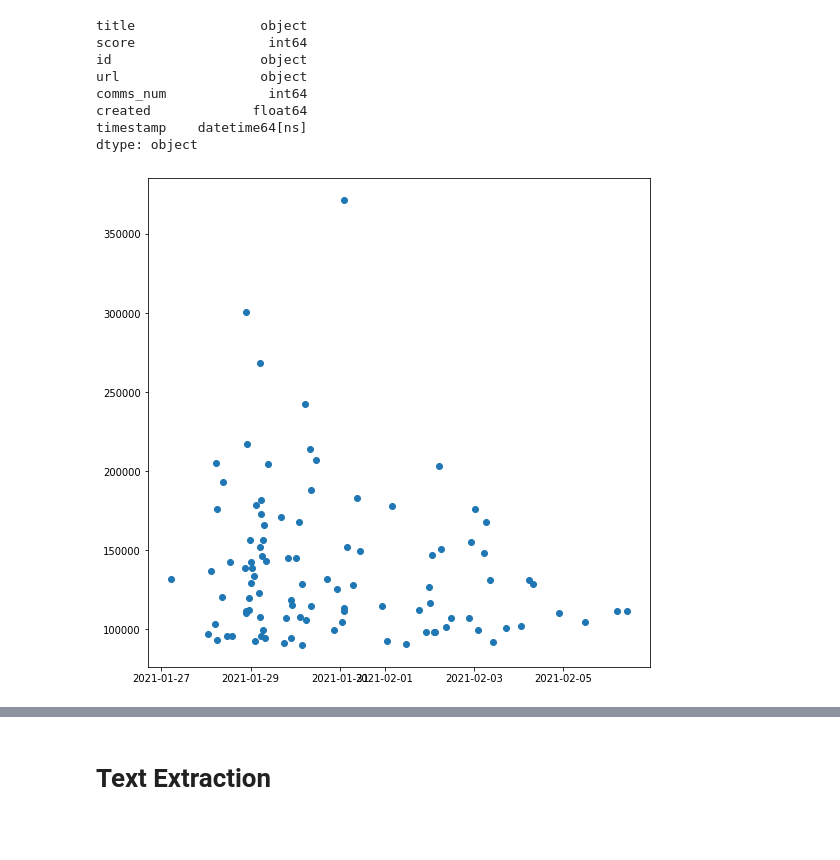
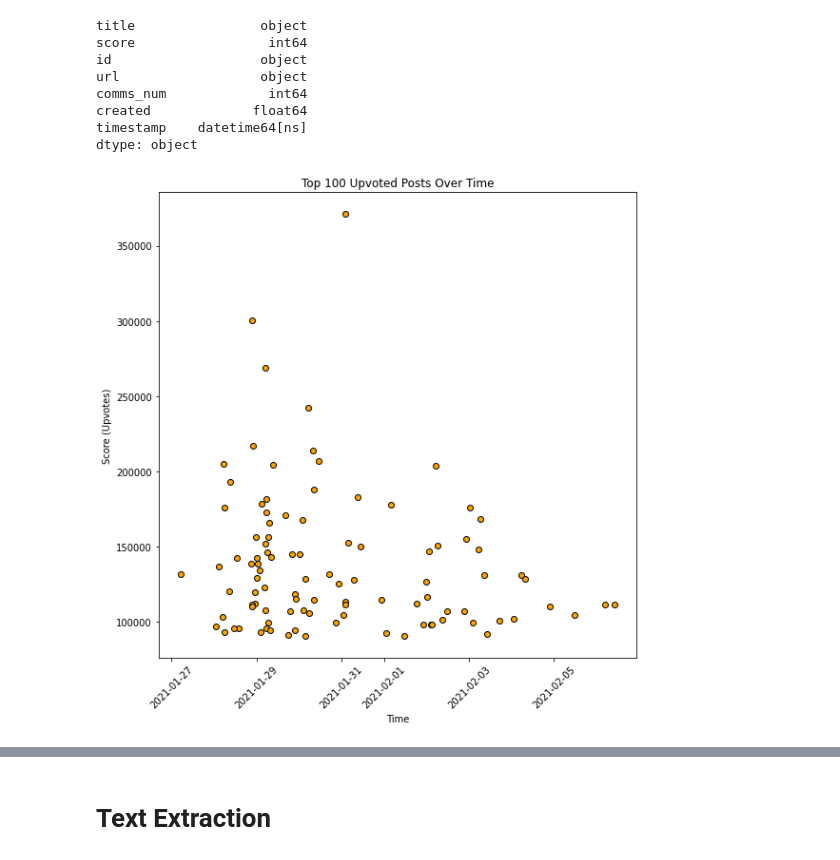
Before and after one commit to malcolmrite-dsi/WSB_Stock_Screener, a Jupyter notebook: Reddit_Stock_Scanner.ipynb, the cells around one changed output, grey strips where cells are left out. Saved outputs shown, nothing was run; the diff lists cells and outputs as text; code cells hidden in the pictures; blank space fills up the shorter version.

Commit message:
Improved the Graphing

```diff
--- a/Reddit_Stock_Scanner.ipynb
+++ b/Reddit_Stock_Scanner.ipynb
@@ -111,10 +111,12 @@ def extract_top_data(self,type, posts):
     return topics_data
 # %% [markdown]
 ## Officially Getting the Data
+# %%
+posts = 100
 # %%
 reddit = authorise_extractor("852856")
 
-train_data = extract_top_data(reddit, "top" ,100)
+train_data = extract_top_data(reddit, "top" ,posts)
 
 print(train_data.head())
 # %% [output]
@@ -171,8 +173,12 @@ created             float64
 timestamp    datetime64[ns]
 dtype: object
 # %%
-plt.figure(figsize=(9,9), edgecolor= "black")
-plt.scatter(train_data.timestamp, train_data.score)
+plt.figure(figsize=(9,9))
+plt.title(f"Top {posts} Upvoted Posts Over Time")
+plt.xlabel("Time")
+plt.xticks(rotation = 45)
+plt.ylabel("Score (Upvotes)")
+plt.scatter(train_data.timestamp, train_data.score,linewidths=1,marker = 'o',edgecolors="k", c='orange')
 plt.show()
 # %% [output]
-[figure, old version]
+[figure, new version]
```
Also changed, not shown: parts of 18 cells of this notebook.
